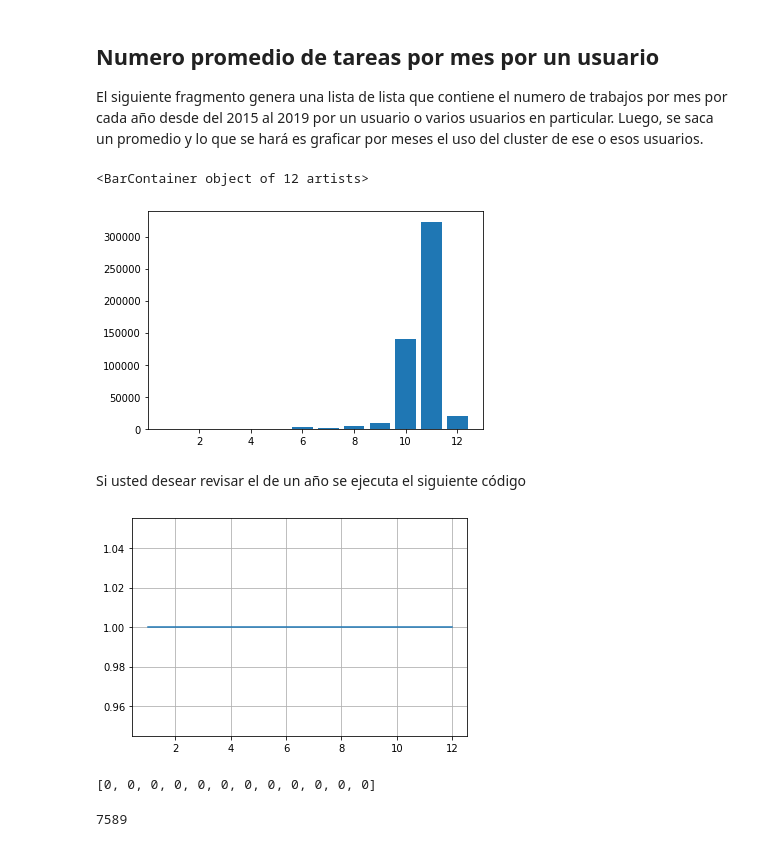
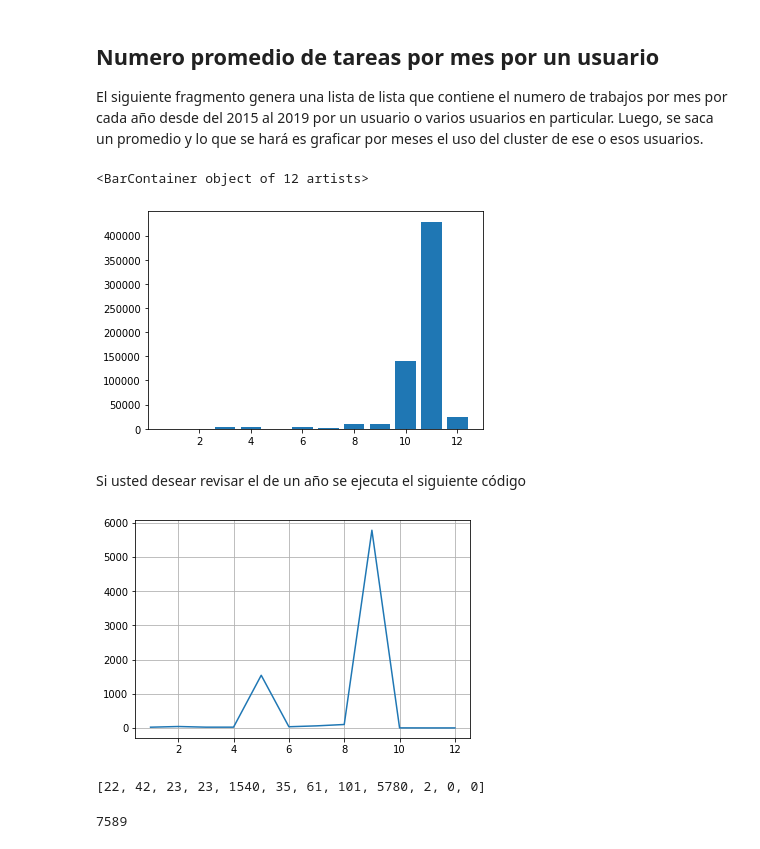
Before and after one commit to josanabr/visualizingUVClusterData, a Jupyter notebook: Analizando Datos del Cluster Univalle.ipynb, the cells around one changed output. Drawn from its saved outputs; the diff is of its cells as text; code cells hidden in the pictures.

```diff
--- a/Analizando Datos del Cluster Univalle.ipynb
+++ b/Analizando Datos del Cluster Univalle.ipynb
@@ -9,7 +9,7 @@ El código abajo lee datos el archivo `history.csv`.
 # %%
 import pandas as pd
 
-CSVFILENAME = 'history-2019-09-09.csv.gz'
+CSVFILENAME = 'history-2019-10-07.csv.gz'
 
 df = pd.read_csv(CSVFILENAME,compression="gzip",dtype='unicode')
 # %% [markdown]
@@ -100,18 +100,19 @@ El siguiente fragmento genera una lista de lista que contiene el numero de traba
 Luego, se saca un promedio  y lo que se hará es graficar por meses el uso del cluster de ese o esos usuarios.
 # %%
 lista = []
-Users = ['rduque@cloud.univalle.edu.co']
+#Users = ['rduque@cloud.univalle.edu.co']
+Users = []
 for i in range(2017,2018):
     (x,y,values) = analizarPorAno(i,False,Users)
     lista.append(values)
 jobsxmes = pd.DataFrame.from_records(lista)
 avgjobsxmes = []
 for i in range(0,12):
     avgjobsxmes.append(jobsxmes[i].mean())
 plt.bar(x, height = avgjobsxmes)
 # %% [output]
 <BarContainer object of 12 artists>
-[figure, old version]
+[figure, new version]
 # %% [markdown]
 Si usted desear revisar el de un año se ejecuta el siguiente código
 # %%
@@ -119,8 +120,8 @@ Si usted desear revisar el de un año se ejecuta el siguiente código
 showPlot(xlab, vallog)
 realvalues
 # %% [output]
-[figure, old version]
+[figure, new version]
-[0, 0, 0, 0, 0, 0, 0, 0, 0, 0, 0, 0]
+[22, 42, 23, 23, 1540, 35, 61, 101, 5780, 2, 0, 0]
 # %%
 sum(realvalues)
 # %% [output]
```
Also changed, not shown: parts of 3 cells of this notebook, 1 other file.
